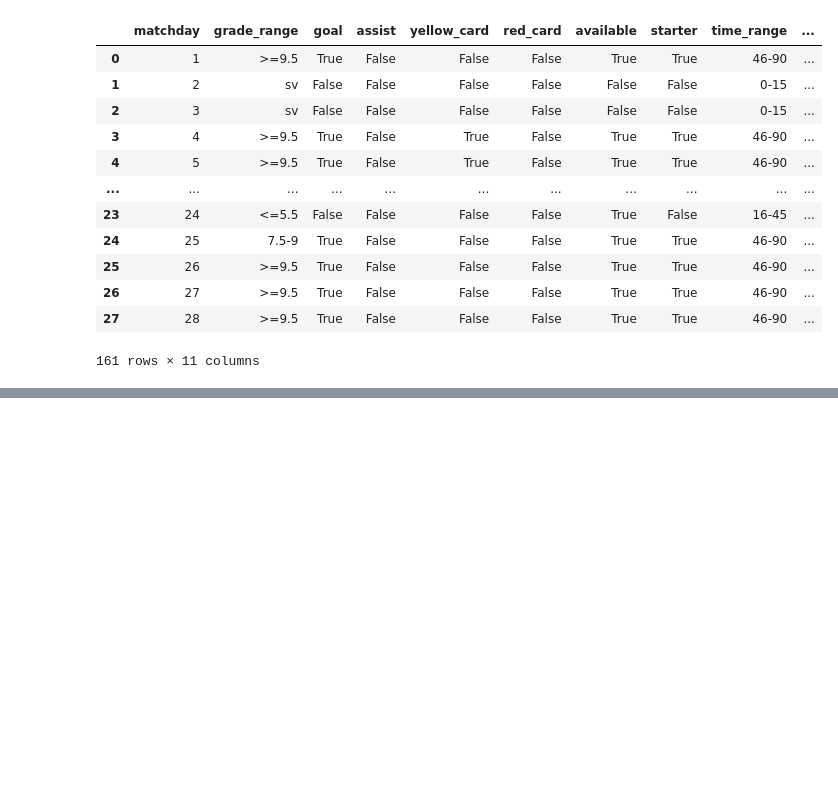
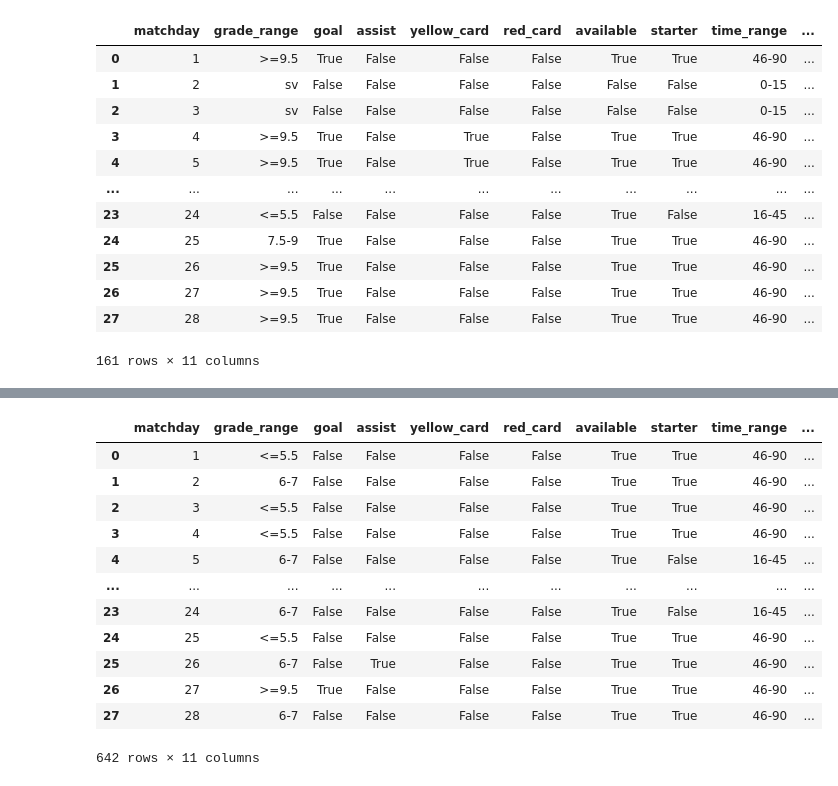
Before and after one commit to SalvoPisciotta/FantaBayesianNet, a Jupyter notebook: src/FantaBayesianNet.ipynb, the cells around one changed output, grey strips where cells are left out. Drawn from its saved outputs; the diff is of its cells as text; code cells hidden in the pictures; blank space fills up the shorter version.

```diff
--- a/src/FantaBayesianNet.ipynb
+++ b/src/FantaBayesianNet.ipynb
@@ -191,0 +275,32 @@ print(model_2.get_cpds("grade_range"))
+# %%
+import os
+import pandas as pd
+
+list_file = os.listdir()
+
+
+list_file.remove('.config')
+list_file.remove('sample_data')
+#print(list_file)
+
+players = []
+
+for file in list_file:
+  players.append(pd.read_csv(file))
+
+df = pd.concat(players)
+df
+# %% [output]
+|  | matchday | grade_range | goal | assist | yellow_card | red_card | available | starter | time_range | ... |
+| 0 | 1 | <=5.5 | False | False | False | False | True | True | 46-90 | ... |
+| 1 | 2 | 6-7 | False | False | False | False | True | True | 46-90 | ... |
+| 2 | 3 | <=5.5 | False | False | False | False | True | True | 46-90 | ... |
+| 3 | 4 | <=5.5 | False | False | False | False | True | True | 46-90 | ... |
+| 4 | 5 | 6-7 | False | False | False | False | True | False | 16-45 | ... |
+| ... | ... | ... | ... | ... | ... | ... | ... | ... | ... | ... |
+| 23 | 24 | 6-7 | False | False | False | False | True | False | 16-45 | ... |
+| 24 | 25 | <=5.5 | False | False | False | False | True | True | 46-90 | ... |
+| 25 | 26 | 6-7 | False | True | False | False | True | True | 46-90 | ... |
+| 26 | 27 | >=9.5 | True | False | False | False | True | True | 46-90 | ... |
+| 27 | 28 | 6-7 | False | False | False | False | True | True | 46-90 | ... |
+642 rows × 11 columns
```
Also changed, not shown: parts of 6 cells of this notebook.
